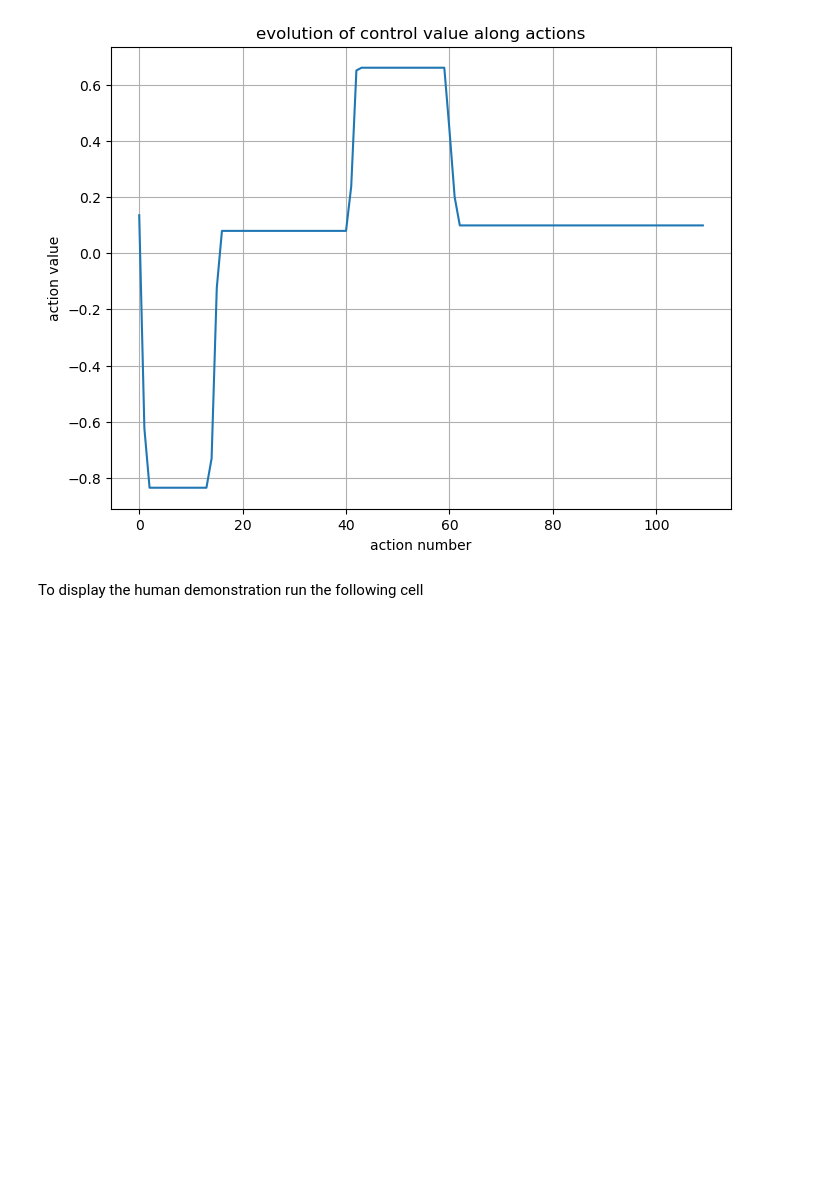
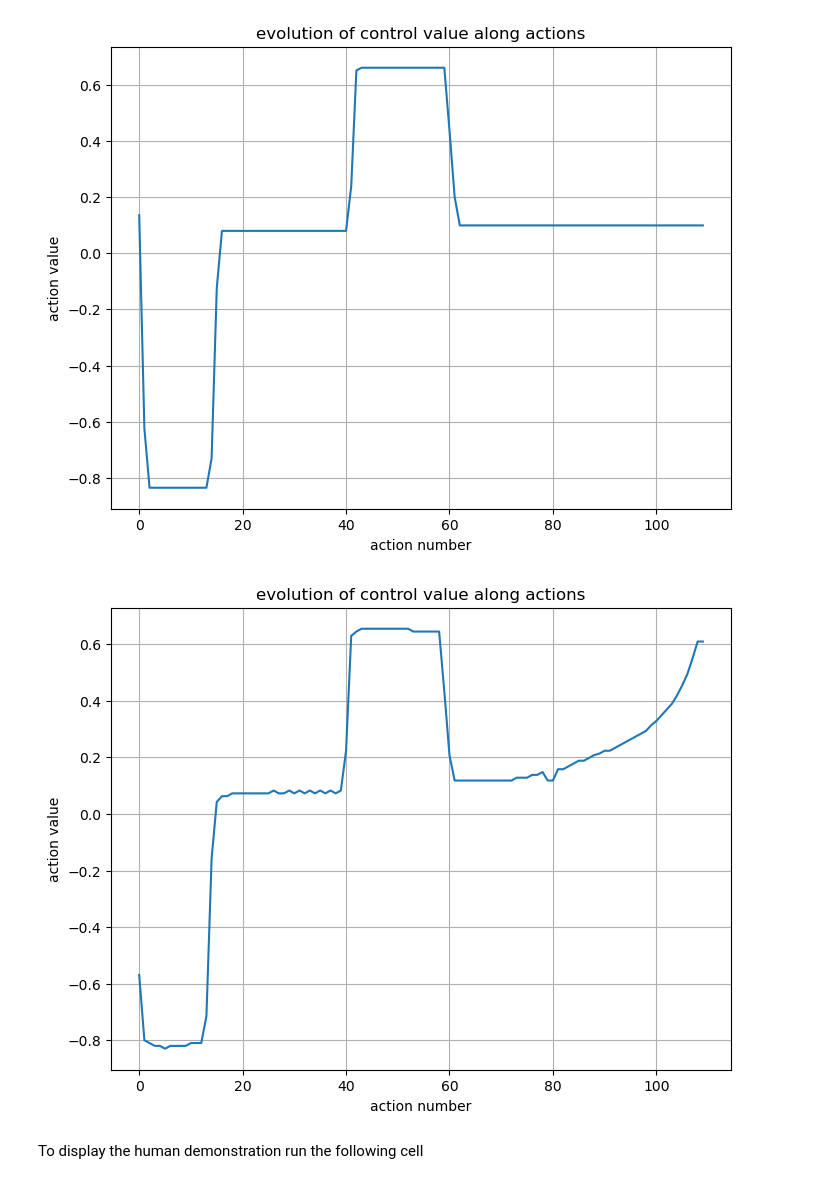
Before and after one commit to Meltout/learning-pendulum-swingup, a Jupyter notebook: notebook_working_balancing.ipynb, the cells around one changed output. Drawn from its saved outputs; the diff is of its cells as text; code cells hidden in the pictures; blank space fills up the shorter version.

```diff
--- a/notebook_working_balancing.ipynb
+++ b/notebook_working_balancing.ipynb
@@ -708,6 +711,18 @@ plt.show()
 [figure]
 [figure]
 [figure]
+# %%
+#plot actions
+plt.figure(figsize=(8,6))
+plt.plot(np.arange(len(U_optimal)),U_optimal)
+plt.xlabel('action number')
+plt.ylabel('action value')
+plt.title('evolution of control value along actions')
+# Add grid to the plot
+plt.grid(True)
+plt.show()
+# %% [output]
+[figure, added]
 # %% [markdown]
 To display the human demonstration run the following cell
 # %%
```
Also changed, not shown: parts of 15 cells of this notebook, 1 other file.
